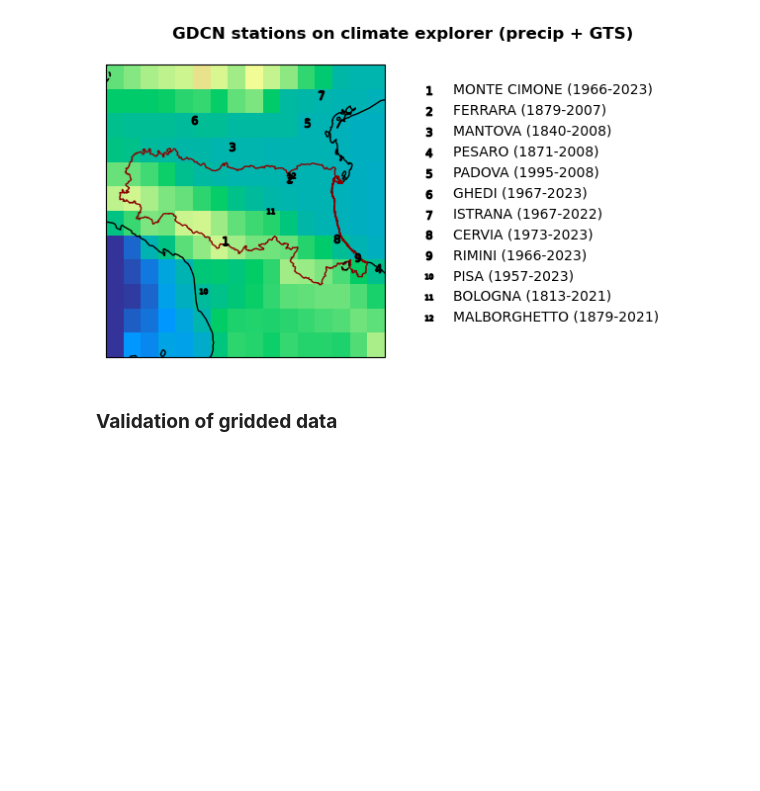
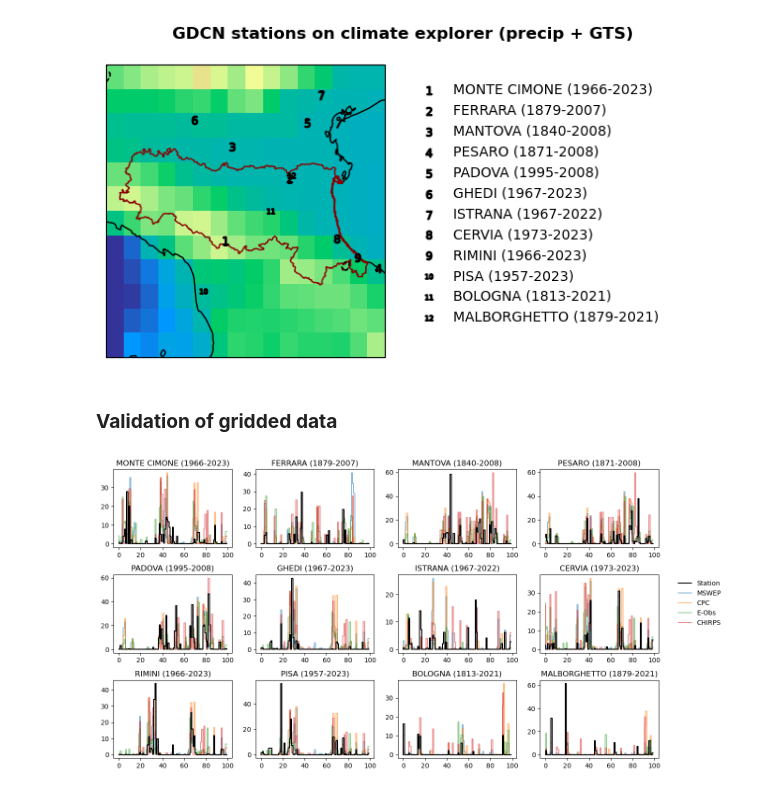
Before and after one commit to clairbarnes/wwa-archive, a Jupyter notebook: 23-04_Italy-flood/Italy-flood_00_working.ipynb, the cells around one changed output. Drawn from its saved outputs; the diff is of its cells as text; code cells hidden in the pictures; blank space fills up the shorter version.

```diff
--- a/23-04_Italy-flood/Italy-flood_00_working.ipynb
+++ b/23-04_Italy-flood/Italy-flood_00_working.ipynb
@@ -27,7 +27,7 @@ for y in range(1979, 2021):
     ds = xr.open_mfdataset("/home/clair/Data/mswep_past/"+str(y)+"*.nc").sel(lon = slice(xn,xx), lat = slice(yx,yn)).rename(precipitation = "precip")
     ds.sortby(ds.lat).to_netcdf("data/mswep_daily_"+"-".join([str(p) for p in [xn,xx,yn,yx]])+"_"+str(y)+".nc")
 # %%
-for y in range(2021, 2024):
+for y in range(2023, 2024):
 
     new_fnm = "data/mswep_daily_"+"-".join([str(p) for p in [xn,xx,yn,yx]])+"_"+str(y)+".nc"
     if len(glob.glob(new_fnm)) > 0: continue
@@ -289,31 +341,40 @@ mswep = xr.open_mfdataset("data/mswep_daily_9-13-43-46_*.nc").precip.load()
 
 fl = sorted(glob.glob("data/pgdcngts*.nc")) + sorted(glob.glob("data/peca*.nc"))
 # %%
+# in the absence of anything more sensible, look at the last 100 observations
 fig, axs = plt.subplots(ncols = 4, nrows = 3, figsize = (15,8), dpi = 100)
 plt.subplots_adjust(hspace = 0.35)
 
 for i in range(len(fl)):
 
     fnm = fl[i]
     ax = fig.axes[i]
 
     da = xr.open_dataset(fnm).dropna("time", "any")
-    mswep_px = nearest_px(lon, lat, mswep, xcoord = "lat", ycoord = "lon")
-    chirps_px = nearest_px(lon, lat, chirps, xcoord = "lat", ycoord = "lon")
 
     lat = float(da.latitude.strip().split(" ")[0])
     lon = float(da.longitude.strip().split(" ")[0])
     stn = da.description + " ("+"-".join([str(d) for d in da.isel(time = [0,-1]).time.dt.year.values])+")"
 
+    mswep_px = nearest_px(lon, lat, mswep, xcoord = "lat", ycoord = "lon")
+    cpc_px = nearest_px(lon, lat, cpc, xcoord = "lat", ycoord = "lon")
+    eobs_px = nearest_px(lon, lat, eobs, xcoord = "lat", ycoord = "lon")
+    chirps_px = nearest_px(lon, lat, chirps, xcoord = "lat", ycoord = "lon")
+
     if "peca" in fnm:
         da = da.rr
     else:
         da = da.PRCP
-    zz = xr.concat([da, mswep_px, chirps_px], "new").dropna("time", "any")
+    zz = xr.concat([da, mswep_px, cpc_px, eobs_px, chirps_px], "new").dropna("time", "any")
 
-    ax.plot(zz.isel(new = 0, time = slice(-100,None)), color = "k", label = "Station", drawstyle = "steps")
-    ax.plot(zz.isel(new = 1, time = slice(-100,None)), label = "MSWEP", drawstyle = "steps")
-    ax.plot(zz.isel(new = 2, time = slice(-100,None)), label = "CHIRPS", drawstyle = "steps")
+    ax.plot(zz.isel(new = 0, time = slice(-100,None)), color = "k", label = "Station", drawstyle = "steps", zorder = 99)
+    ax.plot(zz.isel(new = 1, time = slice(-100,None)), label = "MSWEP", drawstyle = "steps", alpha = 0.5)
+    ax.plot(zz.isel(new = 2, time = slice(-100,None)), label = "CPC", drawstyle = "steps", alpha = 0.5)
+    ax.plot(zz.isel(new = 3, time = slice(-100,None)), label = "E-Obs", drawstyle = "steps", alpha = 0.5)
+    ax.plot(zz.isel(new = 4, time = slice(-100,None)), label = "CHIRPS", drawstyle = "steps", alpha = 0.5)
     ax.set_title(stn)
 
-    ax.legend()
+fig.legend(["Station", "MSWEP", "CPC", "E-Obs", "CHIRPS"], bbox_to_anchor = (0.92,0.6), loc = "upper left", edgecolor = "w")
+plt.savefig("fig/station-validation.png")
+# %% [output]
+[figure, added]
```
Also changed, not shown: parts of 15 cells of this notebook.
